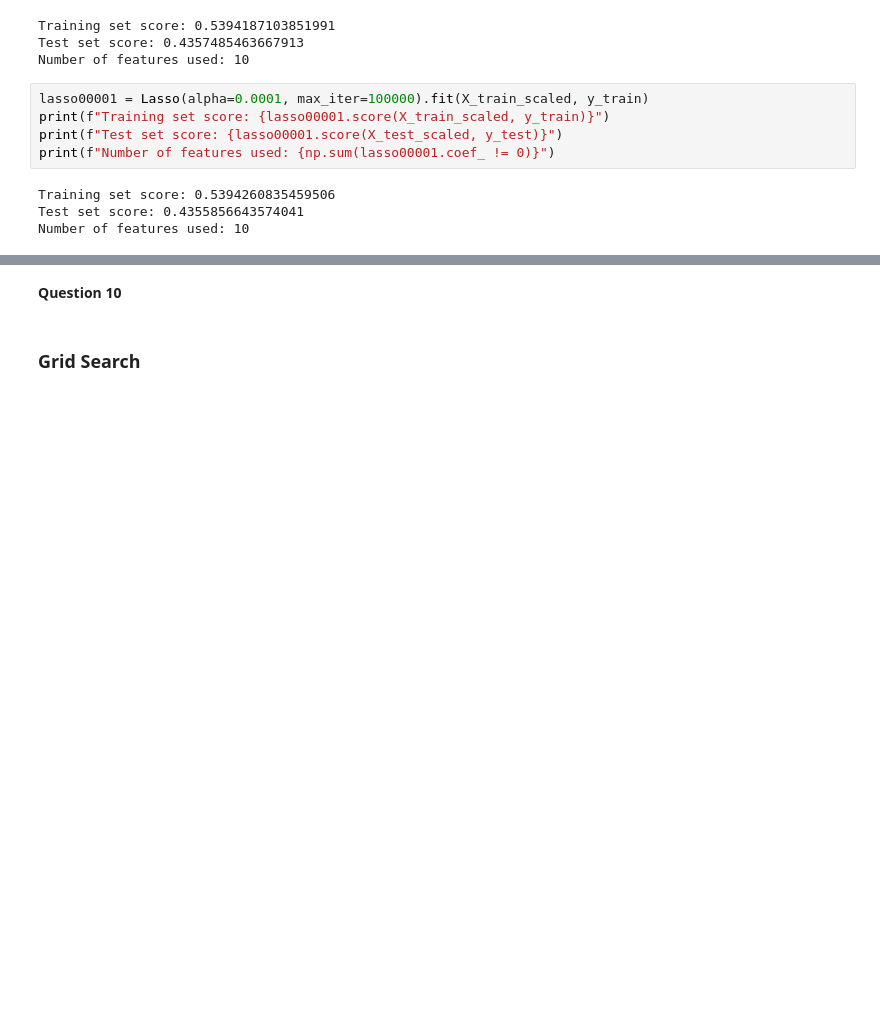
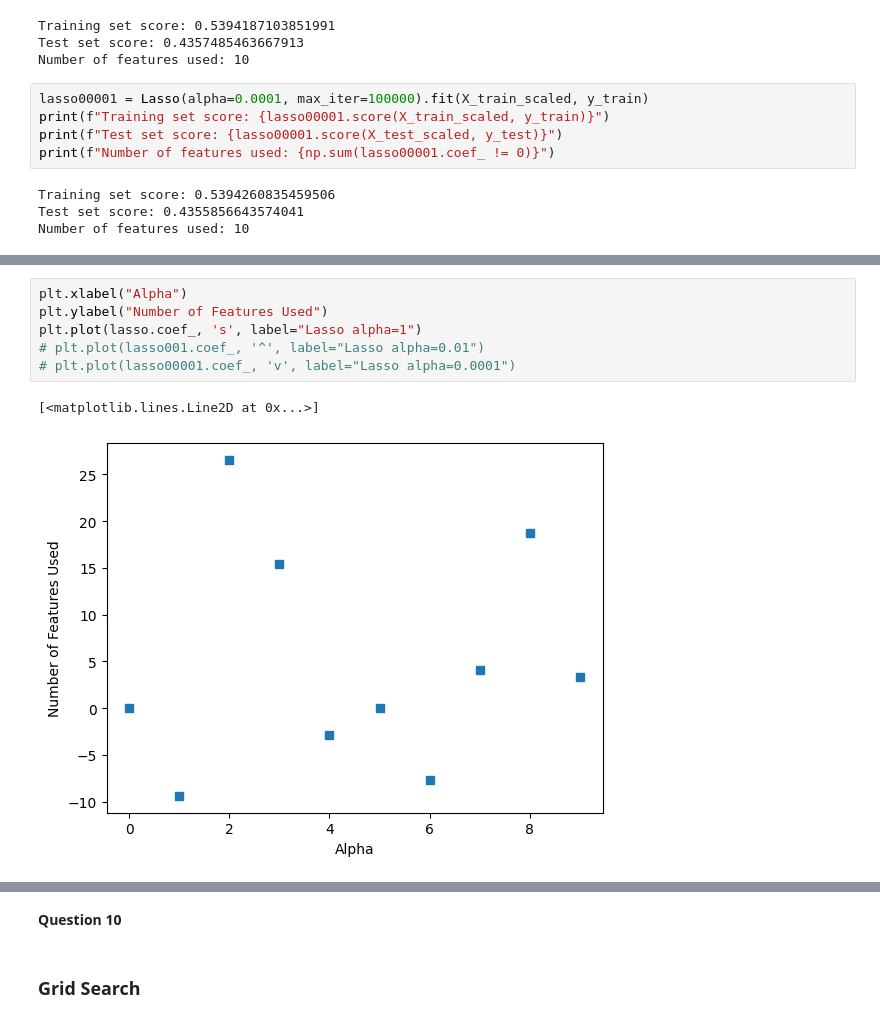
Before and after one commit to mbeps/Machine-Learning-Assignment-2, a Jupyter notebook: Assignment_2.ipynb, the cells around one changed output, grey strips where cells are left out. Drawn from its saved outputs; the diff is of its cells as text; blank space fills up the shorter version.

```diff
--- a/Assignment_2.ipynb
+++ b/Assignment_2.ipynb
@@ -174,3 +172,12 @@ plt.plot(lasso00001.coef_, 'v', label="Lasso alpha=0.0001")
 # %% [output]
 [<matplotlib.lines.Line2D at 0x...>]
 [figure]
+# %%
+plt.xlabel("Alpha")
+plt.ylabel("Number of Features Used")
+plt.plot(lasso.coef_, 's', label="Lasso alpha=1")
+# plt.plot(lasso001.coef_, '^', label="Lasso alpha=0.01")
+# plt.plot(lasso00001.coef_, 'v', label="Lasso alpha=0.0001")
+# %% [output]
+[<matplotlib.lines.Line2D at 0x...>]
+[figure, added]
```
Also changed, not shown: parts of 6 cells of this notebook.
